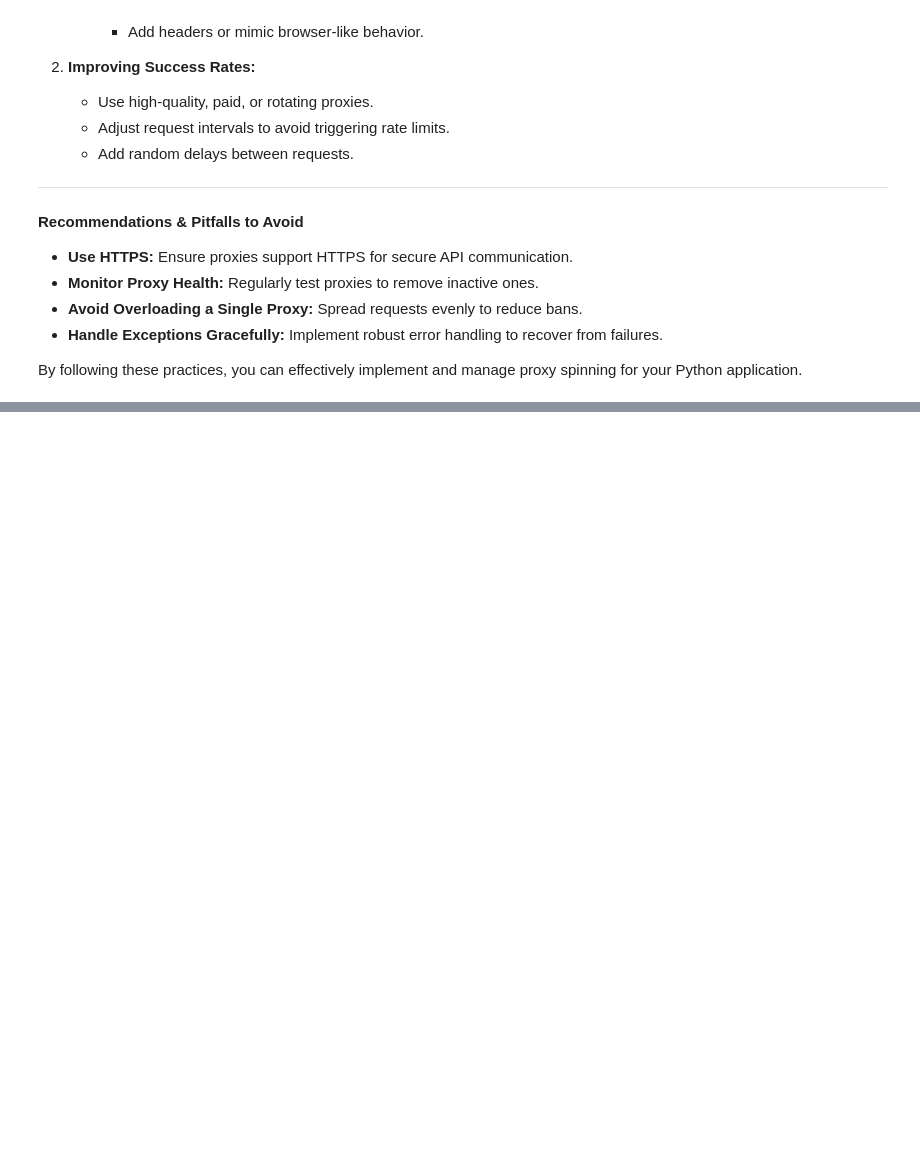
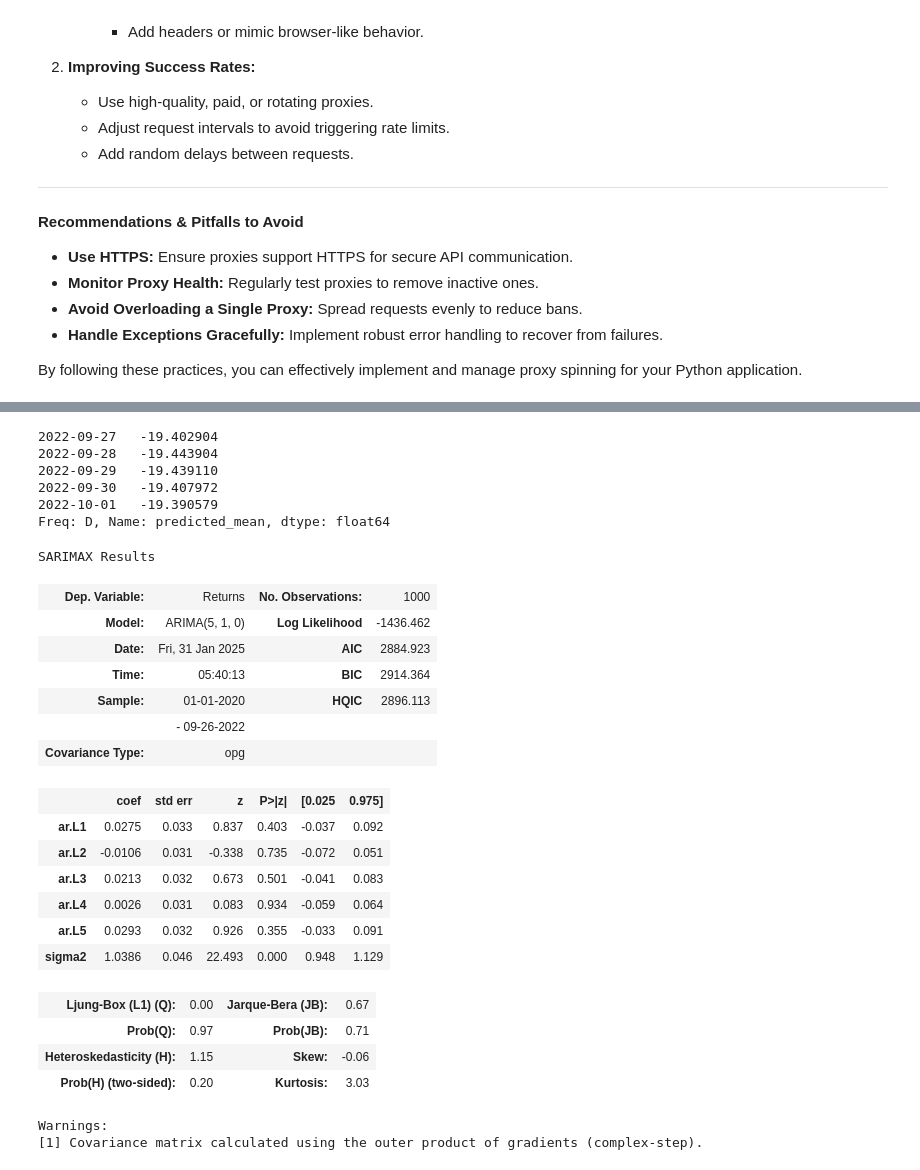
Before and after one commit to JackronyK/Intelligent-Trading-solution, a Jupyter notebook: ITS Work Space.ipynb, the cells around one changed output, grey strips where cells are left out. Saved outputs shown, nothing was run; the diff lists cells and outputs as text; code cells hidden in the pictures; blank space fills up the shorter version.

```diff
--- a/ITS Work Space.ipynb
+++ b/ITS Work Space.ipynb
@@ -1029,0 +1066,39 @@ Error with proxy http://216.229.112.25:8080: HTTPSConnectionPool(host='example.c
+# %%
+# Implementing ARIMA Model
+from  statsmodels.tsa.arima.model import ARIMA
+
+
+model_arima = ARIMA(data, order=(5, 1, 0))
+model_arima_fit = model_arima.fit()
+model_arima_fit.forecast(steps=5)
+# %% [output]
+2022-09-27   -19.402904
+2022-09-28   -19.443904
+2022-09-29   -19.439110
+2022-09-30   -19.407972
+2022-10-01   -19.390579
+Freq: D, Name: predicted_mean, dtype: float64
+# %%
+model_arima_fit.summary()
+# %% [output]
+SARIMAX Results
+| Dep. Variable: | Returns | No. Observations: | 1000 |
+| Model: | ARIMA(5, 1, 0) | Log Likelihood | -1436.462 |
+| Date: | Fri, 31 Jan 2025 | AIC | 2884.923 |
+| Time: | 05:40:13 | BIC | 2914.364 |
+| Sample: | 01-01-2020 | HQIC | 2896.113 |
+|  | - 09-26-2022 |  |  |
+| Covariance Type: | opg |  |  |
+|  | coef | std err | z | P>|z| | [0.025 | 0.975] |
+| ar.L1 | 0.0275 | 0.033 | 0.837 | 0.403 | -0.037 | 0.092 |
+| ar.L2 | -0.0106 | 0.031 | -0.338 | 0.735 | -0.072 | 0.051 |
+| ar.L3 | 0.0213 | 0.032 | 0.673 | 0.501 | -0.041 | 0.083 |
+| ar.L4 | 0.0026 | 0.031 | 0.083 | 0.934 | -0.059 | 0.064 |
+| ar.L5 | 0.0293 | 0.032 | 0.926 | 0.355 | -0.033 | 0.091 |
+| sigma2 | 1.0386 | 0.046 | 22.493 | 0.000 | 0.948 | 1.129 |
+| Ljung-Box (L1) (Q): | 0.00 | Jarque-Bera (JB): | 0.67 |
+| Prob(Q): | 0.97 | Prob(JB): | 0.71 |
+| Heteroskedasticity (H): | 1.15 | Skew: | -0.06 |
+| Prob(H) (two-sided): | 0.20 | Kurtosis: | 3.03 |
+Warnings:
+[1] Covariance matrix calculated using the outer product of gradients (complex-step).
```
Also changed, not shown: parts of 125 cells of this notebook, 4 other files.
